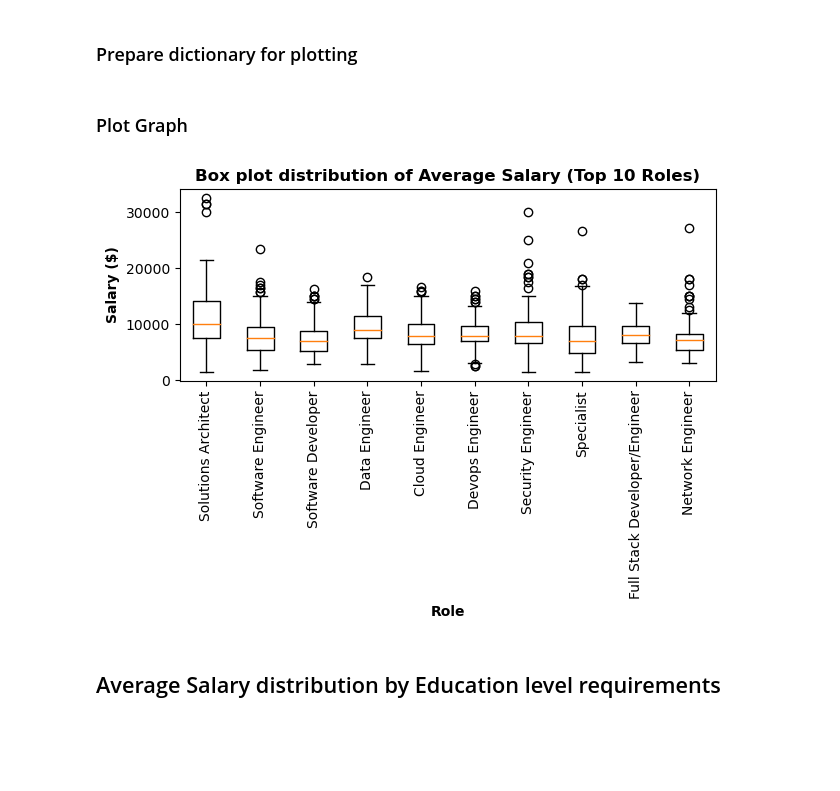
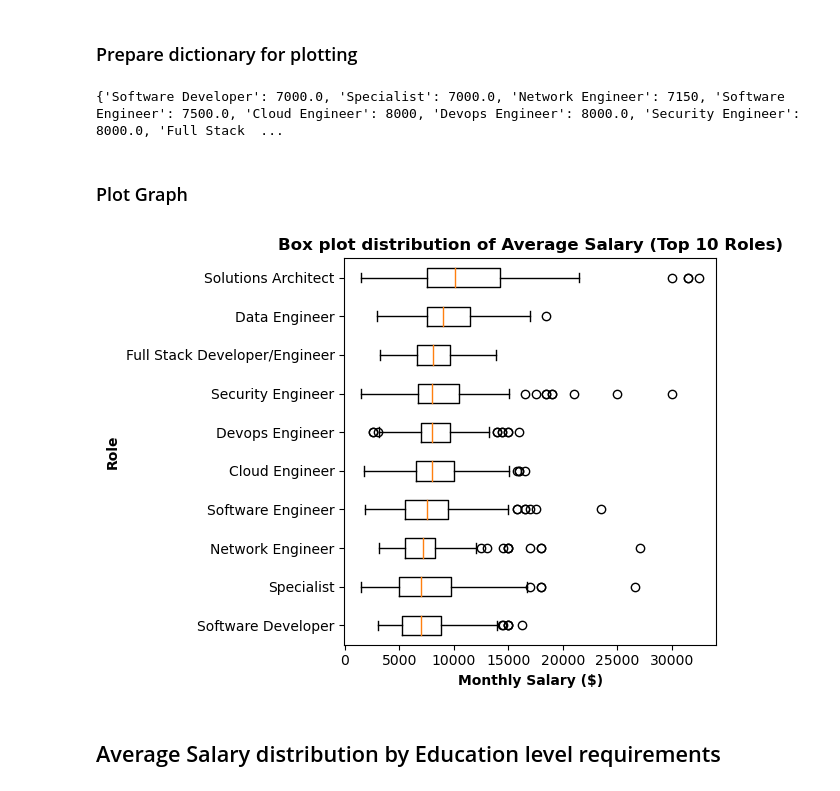
Before and after one commit to joshuawong96/job-posting-analysis, a Jupyter notebook: analysis/Visualisations and Stats.ipynb, the cells around one changed output. Saved outputs shown, nothing was run; the diff lists cells and outputs as text; code cells hidden in the pictures; blank space fills up the shorter version.

Commit message:
update boxplots to be arranged by median

```diff
--- a/analysis/Visualisations and Stats.ipynb
+++ b/analysis/Visualisations and Stats.ipynb
@@ -503,7 +507,7 @@ industry_salary_dict
 # %%
 # Loop through industry_salary_df and append salary to industry_salary_dict by industry
 for i in range(len(industry_salary_df)):
-    salary = industry_salary_df["average_salary"].iloc[i]
+    salary = industry_salary_df["lower_salary"].iloc[i]
     # Convert yearly salary to monthly salary
     if salary > 17750:
         salary = int(salary / 12)
@@ -589,22 +651,43 @@ for i in range(len(role_salary_df)):
     if salary > 17750:
         salary = int(salary / 12)
     role_salary_dict[role_salary_df["cluster"].iloc[i]].append(salary)
+# %%
+# Create dictionary with medians
+labels, data = [*zip(*role_salary_dict.items())]
+
+median_dict = {}
+for i in range(len(data)):
+    median_dict[labels[i]] = statistics.median(data[i])
+
+# Sort by median_dict by median
+median_dict = Counter(median_dict)
+median_dict = {k: v for k, v in sorted(median_dict.items(), key=lambda item: item[1], reverse=False)}
+print(median_dict)
+
+# Get key list ordered
+role_order = list(median_dict.keys())
+
+# Reorder role_salary_dict by role_order
+for key in role_order:
+    role_salary_dict[key] = role_salary_dict.pop(key)
+# %% [output]
+{'Software Developer': 7000.0, 'Specialist': 7000.0, 'Network Engineer': 7150, 'Software Engineer': 7500.0, 'Cloud Engineer': 8000, 'Devops Engineer': 8000.0, 'Security Engineer': 8000.0, 'Full Stack  ...
 # %% [markdown]
 ### Plot Graph
 # %%
 labels, data = [*zip(*role_salary_dict.items())]
-plt.boxplot(data)
-plt.xticks(range(1, len(labels) + 1), labels)
-plt.xticks(rotation=90)
-plt.xlabel('Role', fontweight ='bold')
-plt.ylabel('Salary ($)', fontweight ='bold')
+plt.boxplot(data, vert=False)
+plt.yticks(range(1, len(labels) + 1), labels)
+# plt.xticks(rotation=90)
+plt.ylabel('Role', fontweight ='bold')
+plt.xlabel('Monthly Salary ($)', fontweight ='bold')
 plt.title('Box plot distribution of Average Salary (Top 10 Roles)', fontweight ='bold')
 plt.tight_layout()
 
 plt.savefig("./plots/Box plot distribution of Average Salary (Top 10 Roles).png", dpi=1000, bbox_inches = "tight")
 plt.show()
 # %% [output]
-[figure, old version]
+[figure, new version]
 # %% [markdown]
 ## Average Salary distribution by Education level requirements
 # %% [markdown]
```
Also changed, not shown: parts of 17 cells of this notebook, 4 other files.
